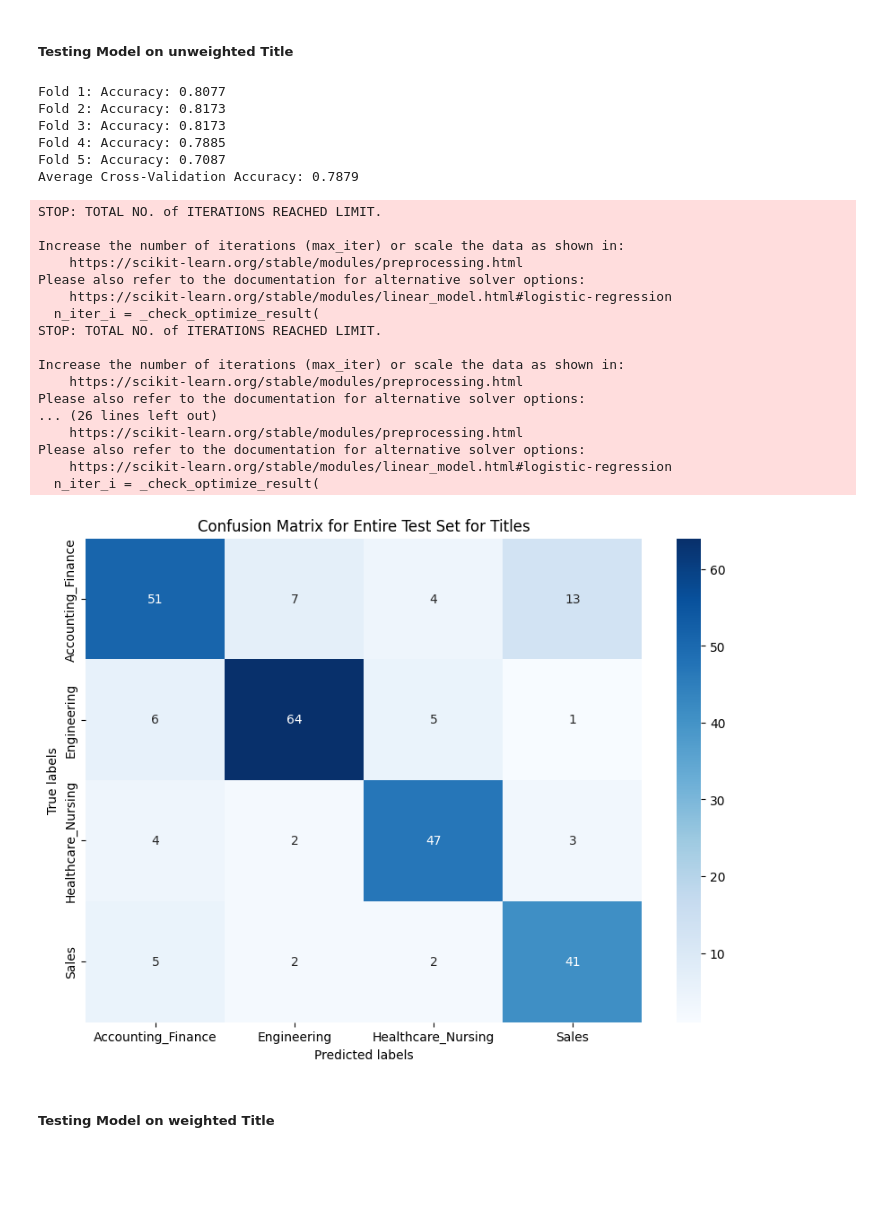
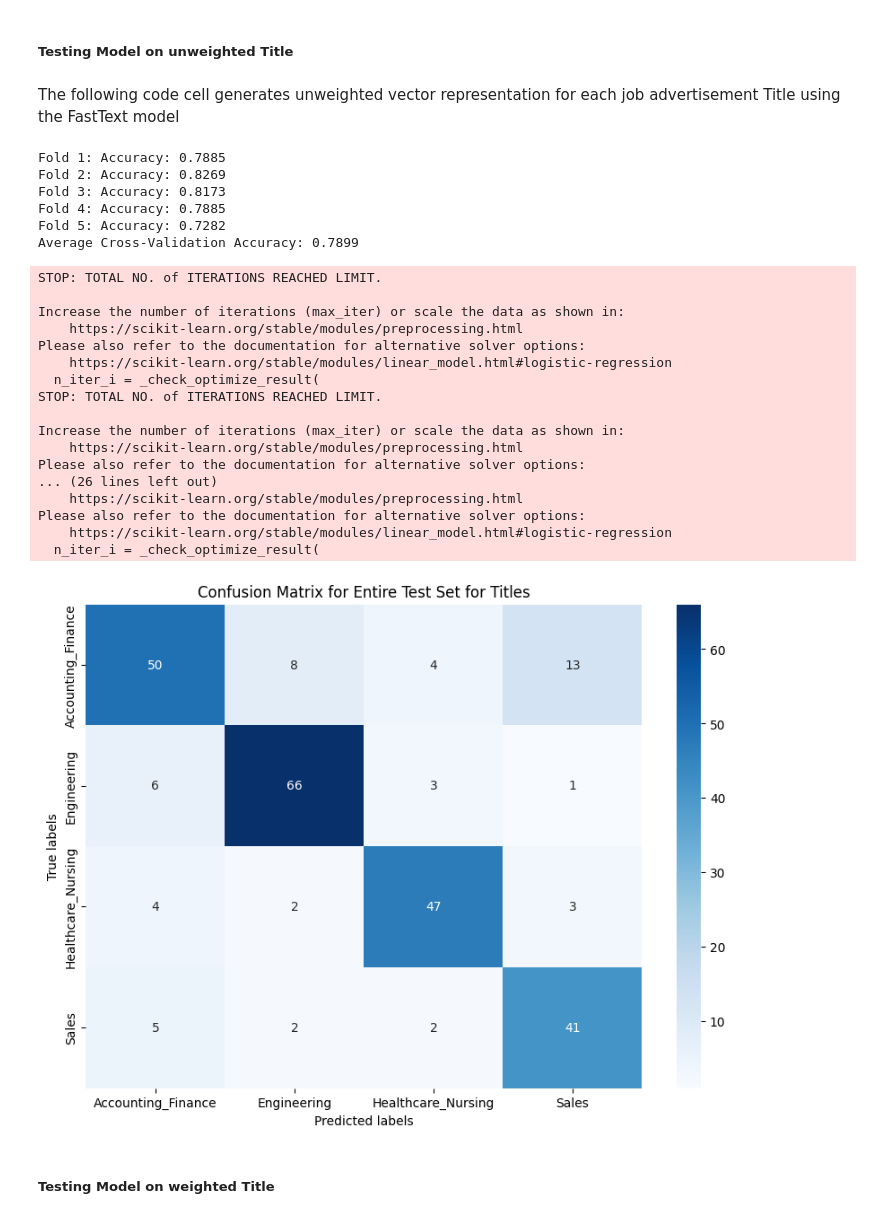
Before and after one commit to ayushpatel2002/jobs-data-NLP, a Jupyter notebook: task2_3.ipynb, the cells around one changed output. Saved outputs shown, nothing was run; the diff lists cells and outputs as text; code cells hidden in the pictures; blank space fills up the shorter version.

```diff
--- a/task2_3.ipynb
+++ b/task2_3.ipynb
@@ -411,7 +422,7 @@ import matplotlib.pyplot as plt
 model = LogisticRegression(max_iter=200, random_state=3891013)
 
 # Splitting data
-X_train, X_test, y_train, y_test, train_indices, test_indices = train_test_split(bbcFT_dvs, df['Category'], list(range(0,len(df))), test_size=0.33, random_state=3891013)
+X_train, X_test, y_train, y_test, train_indices, test_indices = train_test_split(descFT_dvs, df['Category'], list(range(0,len(df))), test_size=0.33, random_state=3891013)
 
 # Setting up the KFold cross-validation
 kf = KFold(n_splits=5, shuffle=True, random_state=3891013)
@@ -561,7 +575,5 @@ tfidf_weights[0]
 # %%
-"""Note: use `weighted_docvecs` version
-"""
-weighted_bbcFT_dvs = weighted_docvecs(bbcFT_wv, tfidf_weights, df['Tokenized Description'])
+weighted_descFT_dvs = weighted_docvecs(descFT_wv, tfidf_weights, df['Tokenized Description'])
 # %% [markdown]
 And we can do very much the same thing as what we do before for other models.
 Here, we will do this as loops, for each model:
@@ -574,7 +586,7 @@ from sklearn.model_selection import train_test_split
 from sklearn.linear_model import LogisticRegression
 
 
-dv = weighted_bbcFT_dvs
+dv = weighted_descFT_dvs
 name = "Weighted In-house FastText"
 print(name + ": tSNE 2 dimensional projected Feature space")
 plotTSNE(df['Category'],dv)
@@ -748,14 +790,17 @@ Above Are the results for Q2
 <h3 style = "color: #00FF00"> Creating Models Based on Title
 # %% [markdown]
 ##### Testing Model on unweighted Title
+# %% [markdown]
+The following code cell generates unweighted vector
+representation for each job advertisement Title using the FastText model
 # %%
-bbcFT_dvs_titles = docvecs(bbcFT_wv, df['Tokenized Title'])
+descFT_dvs_titles = docvecs(descFT_wv, df['Tokenized Title'])
 # %%
 # Initialize the Logistic Regression model
 model = LogisticRegression(max_iter=200, random_state=3891013)
 
 # Splitting data
-X_train, X_test, y_train, y_test, train_indices, test_indices = train_test_split(bbcFT_dvs_titles, df['Category'], list(range(0,len(df))), test_size=0.33, random_state=3891013)
+X_train, X_test, y_train, y_test, train_indices, test_indices = train_test_split(descFT_dvs_titles, df['Category'], list(range(0,len(df))), test_size=0.33, random_state=3891013)
 
 # Setting up the KFold cross-validation
 kf = KFold(n_splits=5, shuffle=True, random_state=3891013)
@@ -798,37 +843,37 @@ y_pred = model.predict(X_test)
 # Generate the confusion matrix
 cm = confusion_matrix(y_test, y_pred)
 
 # Plotting
 plt.figure(figsize=(10,7))
 sns.heatmap(cm, annot=True, fmt='g', cmap='Blues', xticklabels=model.classes_, yticklabels=model.classes_)
 plt.xlabel('Predicted labels')
 plt.ylabel('True labels')
 plt.title('Confusion Matrix for Entire Test Set for Titles')
 plt.show()
 # %% [output]
-Fold 1: Accuracy: 0.8077
-Fold 2: Accuracy: 0.8173
+Fold 1: Accuracy: 0.7885
+Fold 2: Accuracy: 0.8269
 Fold 3: Accuracy: 0.8173
 Fold 4: Accuracy: 0.7885
-Fold 5: Accuracy: 0.7087
-Average Cross-Validation Accuracy: 0.7879
+Fold 5: Accuracy: 0.7282
+Average Cross-Validation Accuracy: 0.7899
 STOP: TOTAL NO. of ITERATIONS REACHED LIMIT.
 
 Increase the number of iterations (max_iter) or scale the data as shown in:
     https://scikit-learn.org/stable/modules/preprocessing.html
 Please also refer to the documentation for alternative solver options:
     https://scikit-learn.org/stable/modules/linear_model.html#logistic-regression
   n_iter_i = _check_optimize_result(
 STOP: TOTAL NO. of ITERATIONS REACHED LIMIT.
 
 Increase the number of iterations (max_iter) or scale the data as shown in:
     https://scikit-learn.org/stable/modules/preprocessing.html
 Please also refer to the documentation for alternative solver options:
 ... (26 lines left out)
     https://scikit-learn.org/stable/modules/preprocessing.html
 Please also refer to the documentation for alternative solver options:
     https://scikit-learn.org/stable/modules/linear_model.html#logistic-regression
   n_iter_i = _check_optimize_result(
-[figure, old version]
+[figure, new version]
 # %% [markdown]
 ##### Testing Model on weighted Title
```
Also changed, not shown: parts of 40 cells of this notebook.
